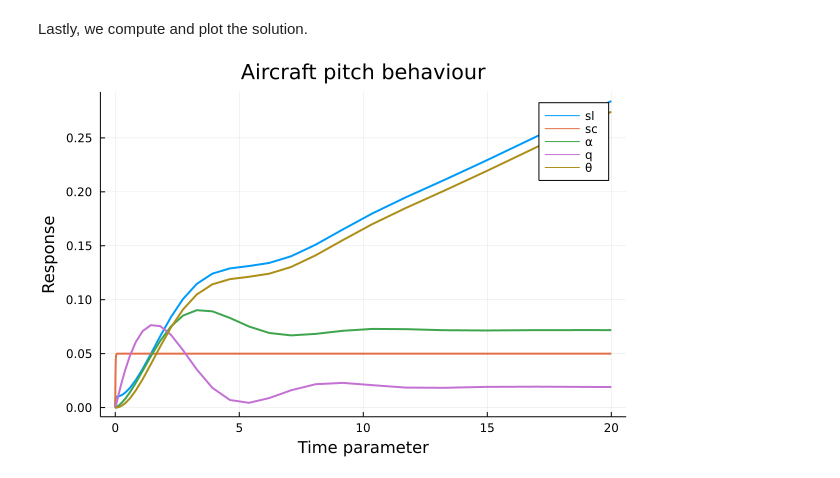
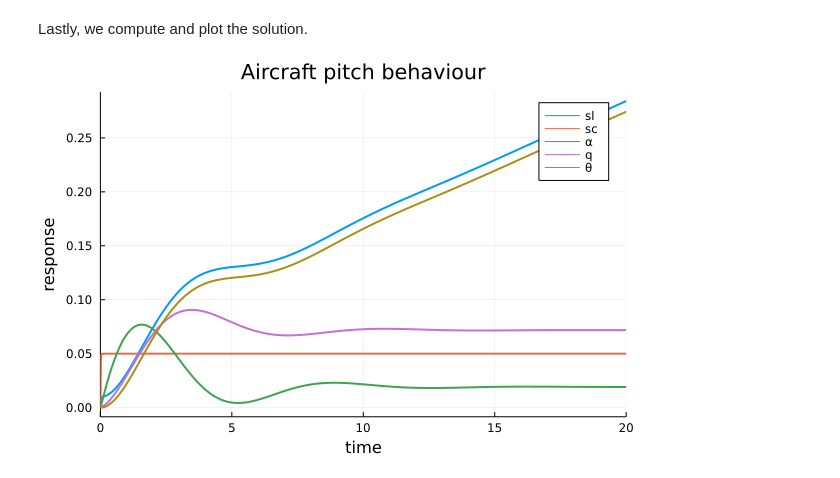
Before and after one commit to AlgebraicJulia/AlgebraicDynamics.jl, a Jupyter notebook: dev/examples/Cyber-Physical.ipynb, the cells around one changed output. Cells and saved outputs as stored; diff of their text form; code cells hidden in the pictures.

```diff
--- a/dev/examples/Cyber-Physical.ipynb
+++ b/dev/examples/Cyber-Physical.ipynb
@@ -92,21 +92,12 @@ params = (𝓐l = 100,  # decay constant of sensor
           𝓑c = 0)    # ratio of velocity to reference velocity
 
 prob = ODEProblem(𝑢ᵤₐᵥ, uₒ, xₒ, tspan, params)
-solution = solve(prob, alg_hints=[:stiff]);
+sol = solve(prob, alg_hints=[:stiff]);
-# %%
-plot(solution.t,        # x values
-     [solution[1,:],    # y values [q is amplified]
-      solution[2,:],
-      solution[3,:],
-      solution[4,:] * 1e2,
-      solution[5,:]],
-
-    # graph attributes
-    label  = ["sl" "sc" "α" "q" "θ"],
-    xlabel = "Time parameter",
-    ylabel = "Response",
-    title  = "Aircraft pitch behaviour",
-    lw = 2
-)
-# %% [output]
-[figure, removed]
+# %%
+plot(sol, vars = [1,2, ((t,y) -> (t, y*1e2), 0, 4), 3, 5],
+    label = ["sl" "sc" "α" "q" "θ"],
+    lw = 2, title  = "Aircraft pitch behaviour",
+    xlabel = "time", ylabel = "response"
+)
+# %% [output]
+[figure, added]
```
Also changed, not shown: 12 other files.
